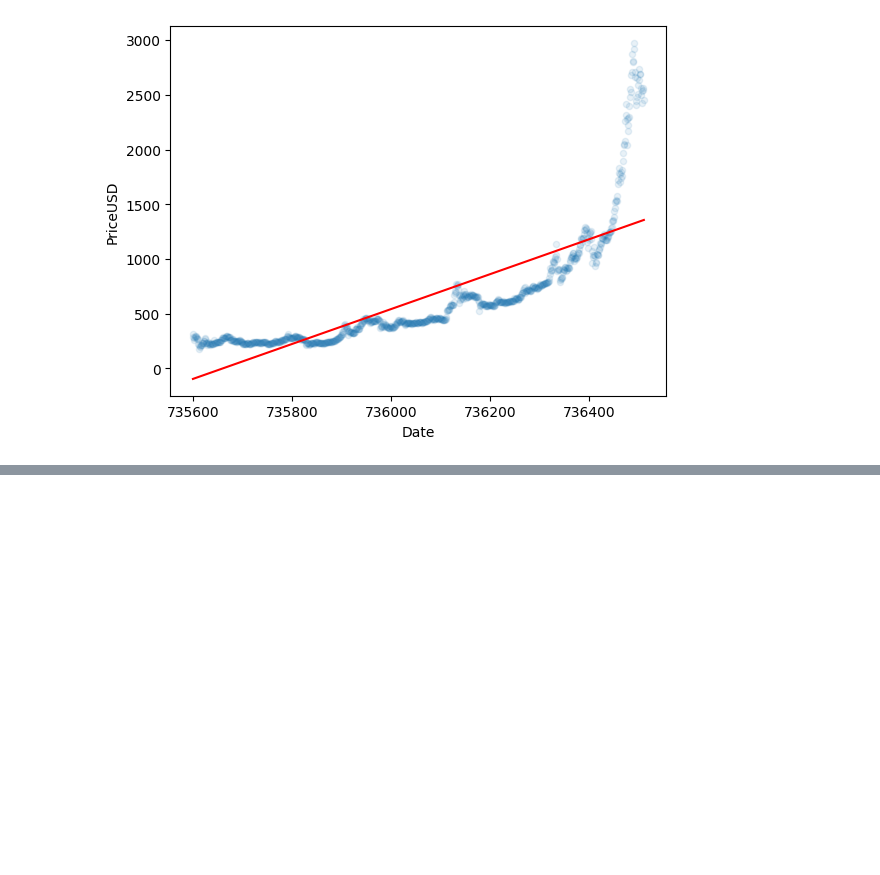
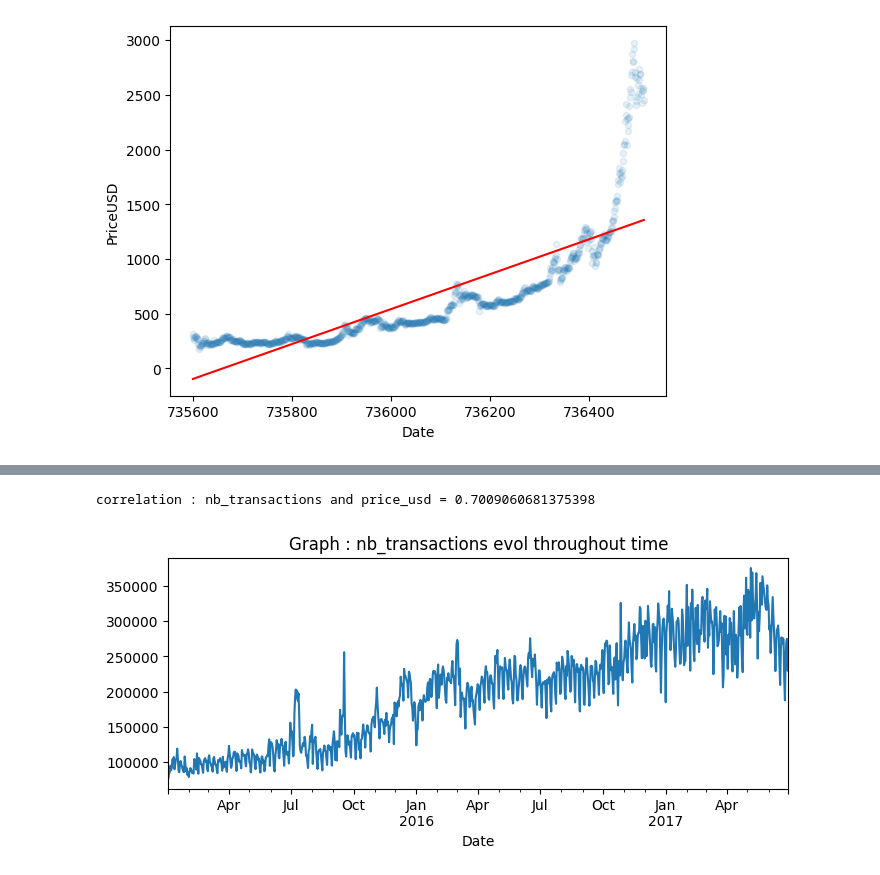
Before and after one commit to Adam-Ismaili-92/PythonForBigDataProject, a Jupyter notebook: Project.ipynb, the cells around one changed output, grey strips where cells are left out. Drawn from its saved outputs; the diff is of its cells as text; code cells hidden in the pictures; blank space fills up the shorter version.

```diff
--- a/Project.ipynb
+++ b/Project.ipynb
@@ -60,0 +76,14 @@ y = 1.5963403784515047 * x + -1174364.2202138337
+# %%
+# Reconversion - Date column to index and datetime values
+df = df.set_index("Date")
+df.index = df.index.map(dt.datetime.fromordinal)
+
+# Import global.csv into df2
+df2 = pd.read_csv("timeseries/global.csv", sep=",", index_col="Unnamed: 0")
+df2.index.names = ["Date"]
+df2.index = pd.to_datetime(df2.index)
+
+# Merge between df (external.csv) and df2 (global.csv)
+df = df.merge(df2, how="inner", on="Date")
+df.rename(columns = {'PriceUSD':'price_usd', 'HashRate':'hash_rate'}, inplace = True)
+df
@@ -60,0 +105,16 @@ y = 1.5963403784515047 * x + -1174364.2202138337
+# %%
+#Function to print correlation between col1 and col2, and their graphs if needed
+def print_graph_corr(col1 : str, col2 : str, printGraph1 : bool, printGraph2 : bool) :
+    if printGraph1 :
+        df[col1].plot(title="Graph : " + col1 + " evol throughout time", figsize=(8, 3))
+
+    if printGraph2 :
+        df[col2].plot(title="Graph : " + col2 + " evol throughout time", figsize=(8, 3))
+
+    print("correlation : " + col1 + " and " + col2 + " = " + str(df[col1].corr(df[col2])))
+
+#Between nb_transaction and price_usd
+print_graph_corr("nb_transactions", "price_usd", True, False)
+# %% [output]
+correlation : nb_transactions and price_usd = 0.7009060681375398
+[figure, added]
```
Also changed, not shown: parts of 7 cells of this notebook.
